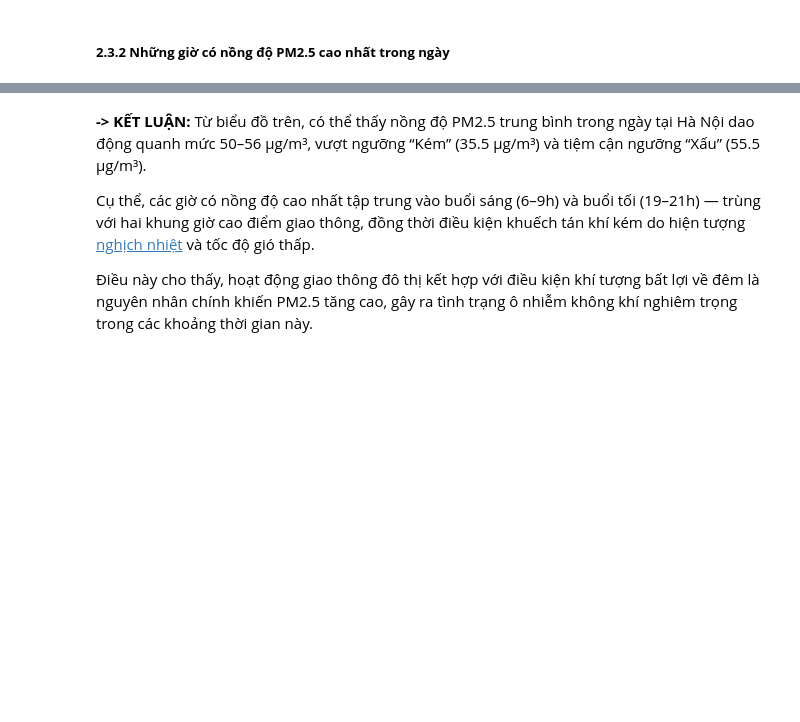
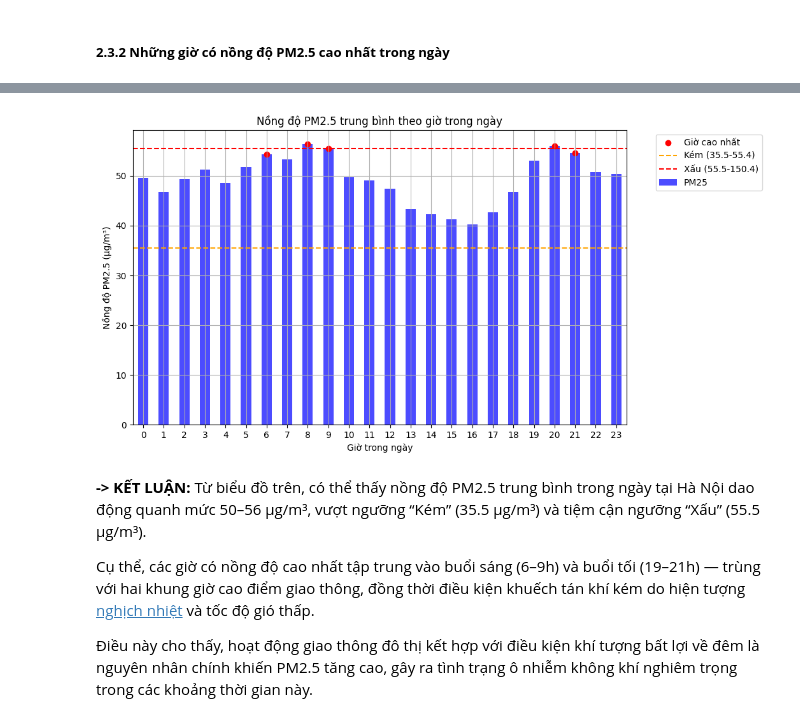
Before and after one commit to HoangHumg1210/Air_Quality-Analysis_HN, a Jupyter notebook: data/Exploratory Data Analysis.ipynb, the cells around one changed output, grey strips where cells are left out. Drawn from its saved outputs; the diff is of its cells as text; code cells hidden in the pictures; blank space fills up the shorter version.

```diff
--- a/data/Exploratory Data Analysis.ipynb
+++ b/data/Exploratory Data Analysis.ipynb
@@ -221,25 +290,22 @@ print(highest_hours)
 # %%
-
-
-df['Local Time'] = pd.to_datetime(df['Local Time'], errors='coerce')
-
-
 plt.figure(figsize=(10, 6))
 hourly_pm25.plot(kind='bar', color='blue', alpha=0.7)
 plt.scatter(highest_hours.index, highest_hours.values, color='red', label='Giờ cao nhất')
 plt.title('Nồng độ PM2.5 trung bình theo giờ trong ngày')
 plt.xlabel('Giờ trong ngày')
 plt.ylabel('Nồng độ PM2.5 (μg/m³)')
 plt.axhline(y=35.5, color='orange', linestyle='--', label='Kém (35.5-55.4)')
 plt.axhline(y=55.5, color='red', linestyle='--', label='Xấu (55.5-150.4)')
 
 
 plt.legend(bbox_to_anchor=(1.05, 1), loc='upper left')
 
 plt.grid(True)
 plt.xticks(rotation='horizontal')
 
 plt.show()
+# %% [output]
+[figure, added]
 # %% [markdown]
 **-> KẾT LUẬN:**
 Từ biểu đồ trên, có thể thấy nồng độ PM2.5 trung bình trong ngày tại Hà Nội dao động quanh mức 50–56 µg/m³, vượt ngưỡng “Kém” (35.5 µg/m³) và tiệm cận ngưỡng “Xấu” (55.5 µg/m³).
```
Also changed, not shown: parts of 41 cells of this notebook, 1 other file.
